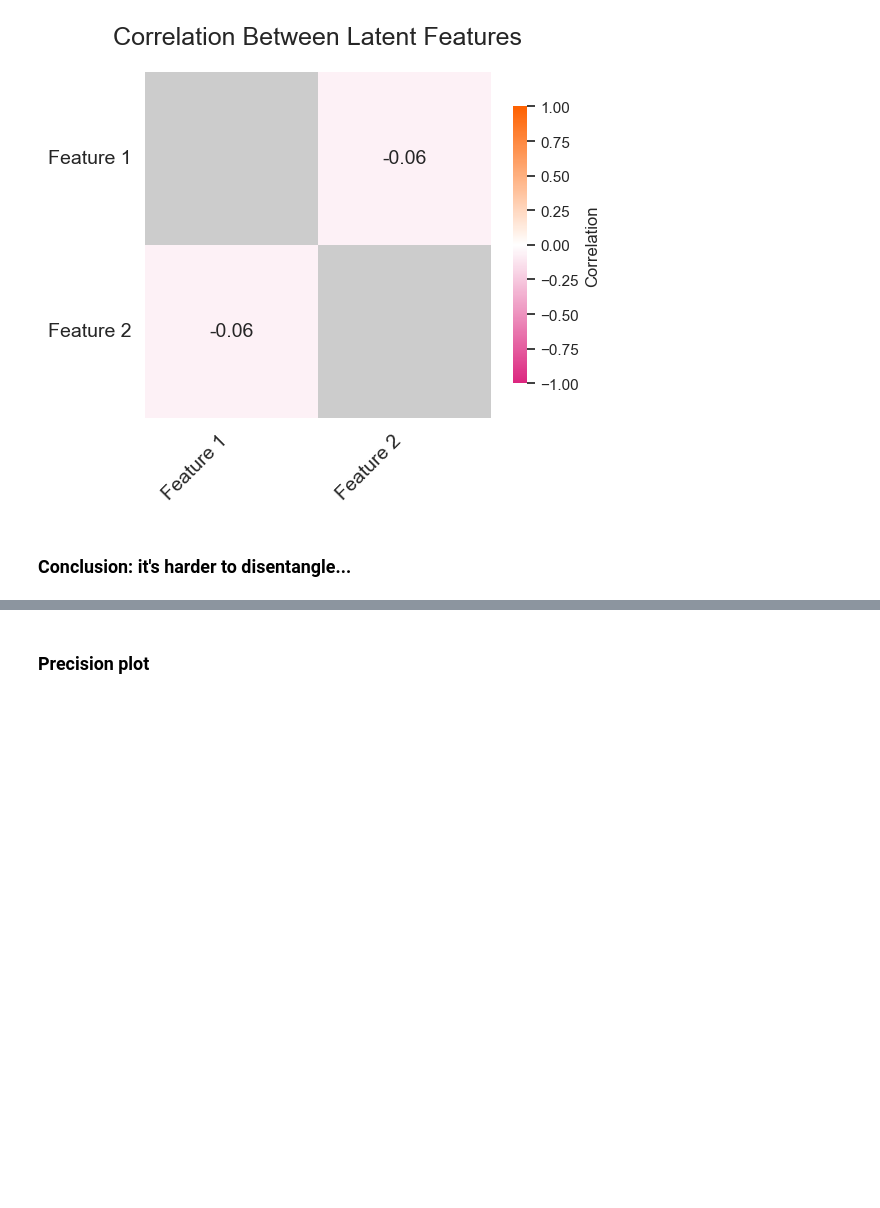
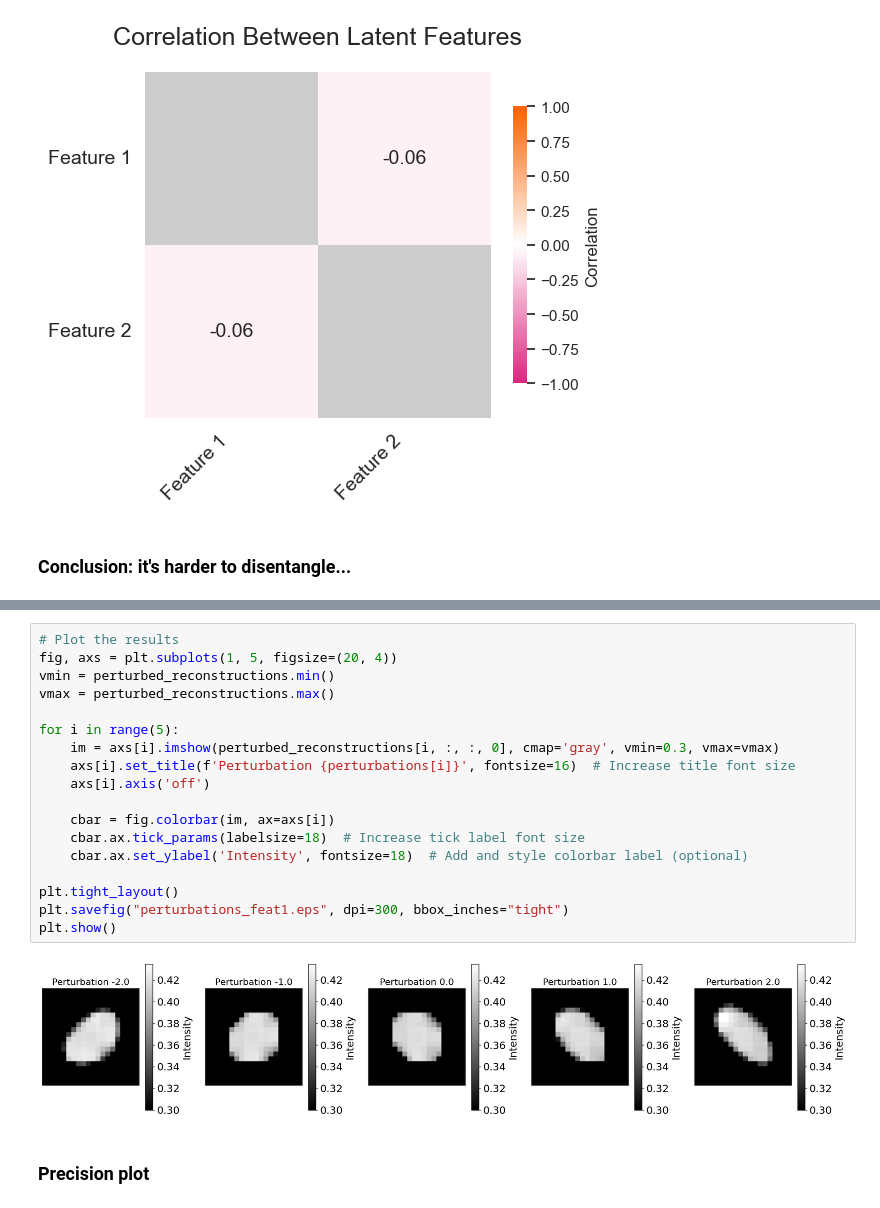
Before and after one commit to ComputationalMicroscopy4CellBio/AI4CellFate, a Jupyter notebook: notebooks/latentspace_dimension_study.ipynb, the cells around one changed output, grey strips where cells are left out. Saved outputs shown, nothing was run; the diff lists cells and outputs as text; blank space fills up the shorter version.

```diff
--- a/notebooks/latentspace_dimension_study.ipynb
+++ b/notebooks/latentspace_dimension_study.ipynb
@@ -362,3 +363,23 @@ plt.show()
+# %%
+# Plot the results
+fig, axs = plt.subplots(1, 5, figsize=(20, 4))
+vmin = perturbed_reconstructions.min()
+vmax = perturbed_reconstructions.max()
+
+for i in range(5):
+    im = axs[i].imshow(perturbed_reconstructions[i, :, :, 0], cmap='gray', vmin=0.3, vmax=vmax)
+    axs[i].set_title(f'Perturbation {perturbations[i]}', fontsize=16)  # Increase title font size
+    axs[i].axis('off')
+
+    cbar = fig.colorbar(im, ax=axs[i])
+    cbar.ax.tick_params(labelsize=18)  # Increase tick label font size
+    cbar.ax.set_ylabel('Intensity', fontsize=18)  # Add and style colorbar label (optional)
+
+plt.tight_layout()
+plt.savefig("perturbations_feat1.eps", dpi=300, bbox_inches="tight")
+plt.show()
+# %% [output]
+[figure, added]
 # %% [markdown]
 ### Precision plot
 # %%
```
Also changed, not shown: parts of 3 cells of this notebook, 1 other file.
